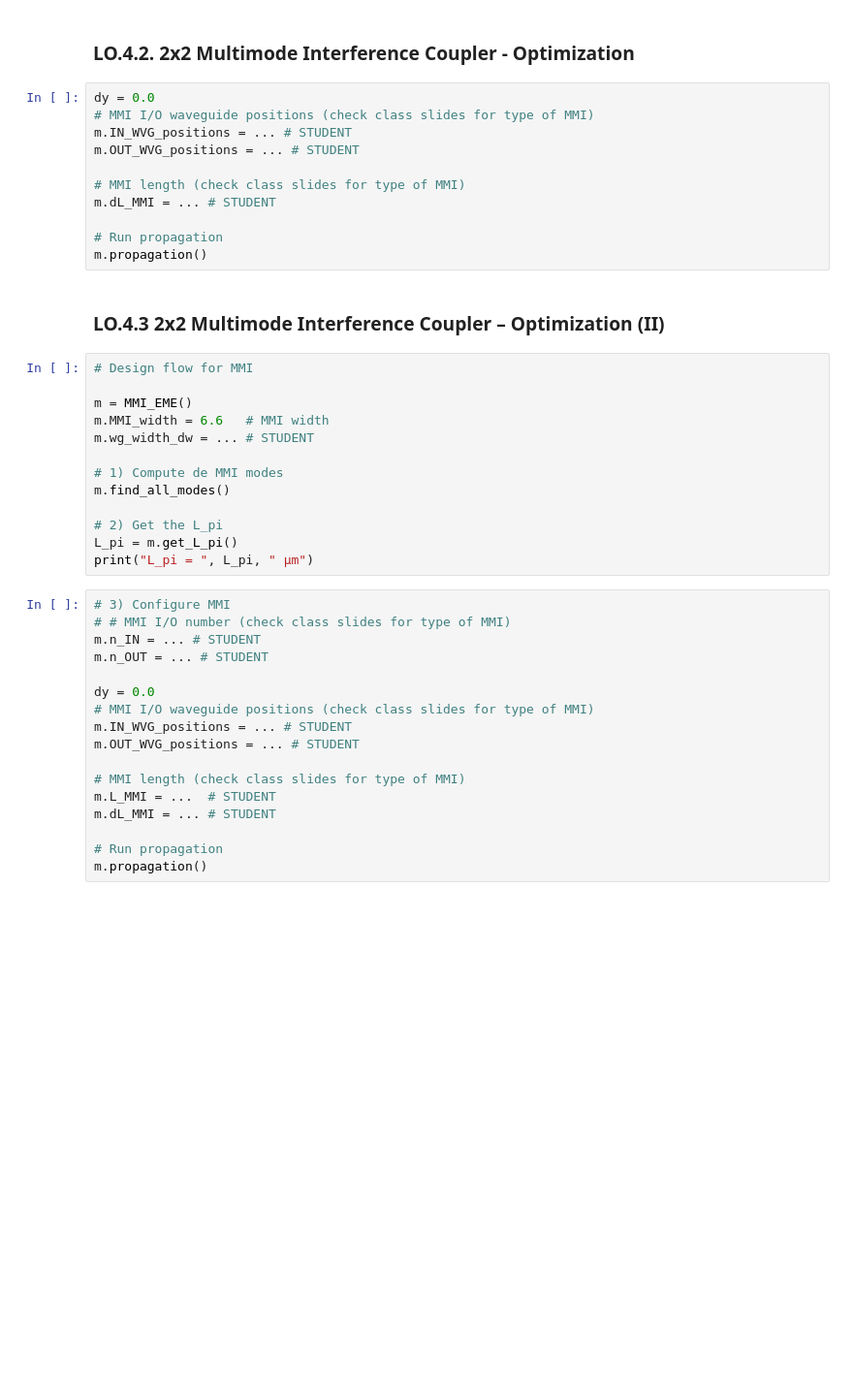
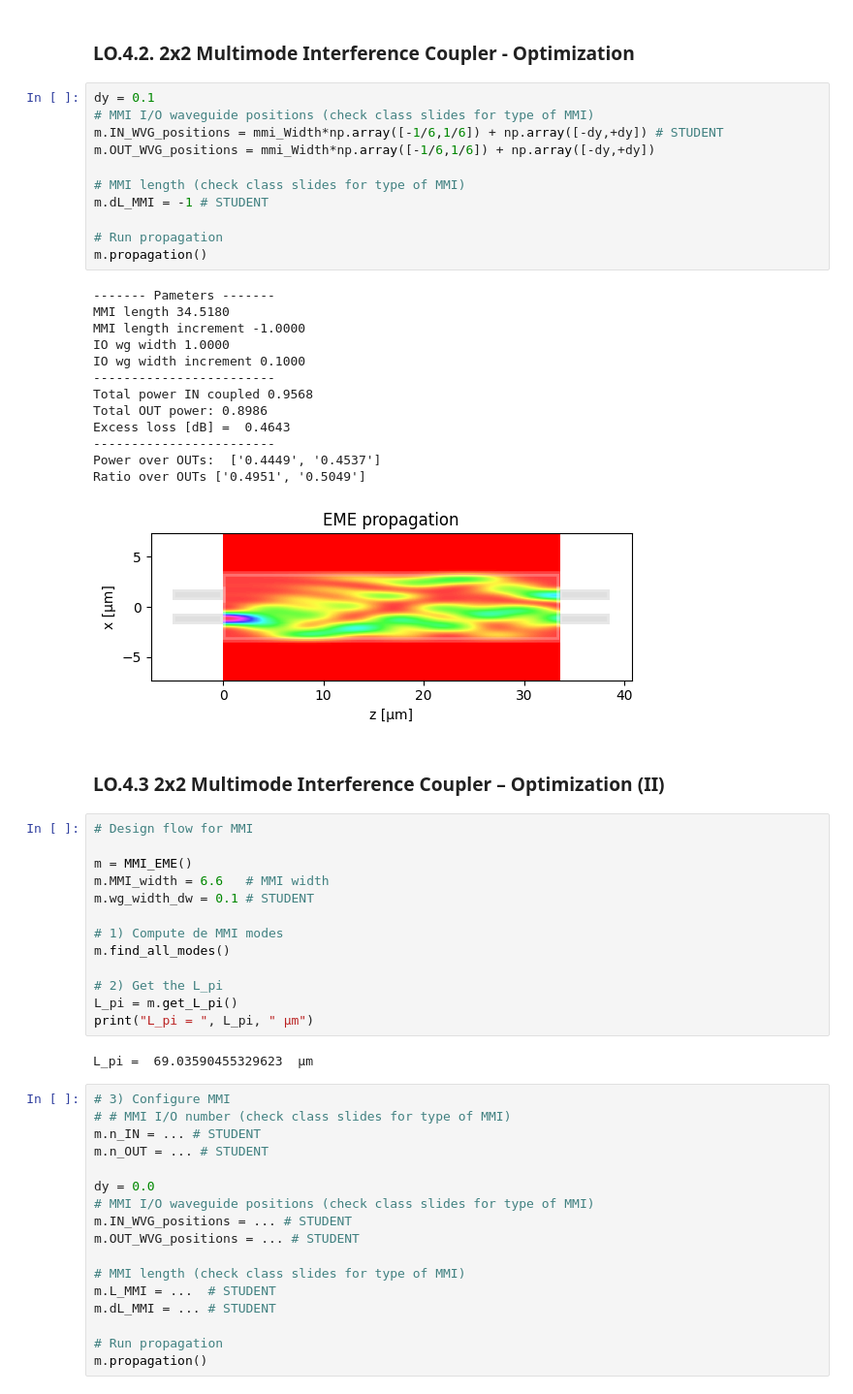
Before and after one commit to sergiipla834/pic-upv-lab2, a Jupyter notebook: COUPLERS_Student.ipynb, the cells around one changed output. Shown at 97% size. Cells and saved outputs as stored; diff of their text form; blank space fills up the shorter version.

```diff
--- a/COUPLERS_Student.ipynb
+++ b/COUPLERS_Student.ipynb
@@ -189,16 +222,30 @@ m.propagation()
 # %% [markdown]
 ### LO.4.2. 2x2 Multimode Interference Coupler - Optimization
 # %%
-dy = 0.0
+dy = 0.1
 # MMI I/O waveguide positions (check class slides for type of MMI)
-m.IN_WVG_positions = ... # STUDENT
-m.OUT_WVG_positions = ... # STUDENT
+m.IN_WVG_positions = mmi_Width*np.array([-1/6,1/6]) + np.array([-dy,+dy]) # STUDENT
+m.OUT_WVG_positions = mmi_Width*np.array([-1/6,1/6]) + np.array([-dy,+dy])
 
 # MMI length (check class slides for type of MMI)
-m.dL_MMI = ... # STUDENT
+m.dL_MMI = -1 # STUDENT
 
 # Run propagation
 m.propagation()
+# %% [output]
+------- Pameters -------
+MMI length 34.5180
+MMI length increment -1.0000
+IO wg width 1.0000
+IO wg width increment 0.1000
+------------------------
+Total power IN coupled 0.9568
+Total OUT power: 0.8986
+Excess loss [dB] =  0.4643
+------------------------
+Power over OUTs:  ['0.4449', '0.4537']
+Ratio over OUTs ['0.4951', '0.5049']
+[figure, added]
 # %% [markdown]
 ### LO.4.3 2x2 Multimode Interference Coupler – Optimization (II)
 # %%
@@ -206,7 +253,7 @@ m.propagation()
 
 m = MMI_EME()
 m.MMI_width = 6.6   # MMI width
-m.wg_width_dw = ... # STUDENT
+m.wg_width_dw = 0.1 # STUDENT
 
 # 1) Compute de MMI modes
 m.find_all_modes()
@@ -214,6 +261,8 @@ m.find_all_modes()
 # 2) Get the L_pi
 L_pi = m.get_L_pi()
 print("L_pi = ", L_pi, " µm")
+# %% [output]
+L_pi =  69.03590455329623  µm
 # %%
 # 3) Configure MMI
 # # MMI I/O number (check class slides for type of MMI)
```
Also changed, not shown: parts of 4 cells of this notebook.
